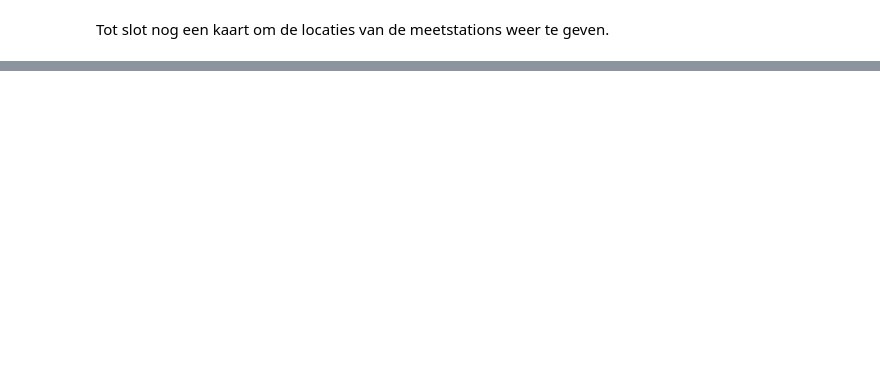
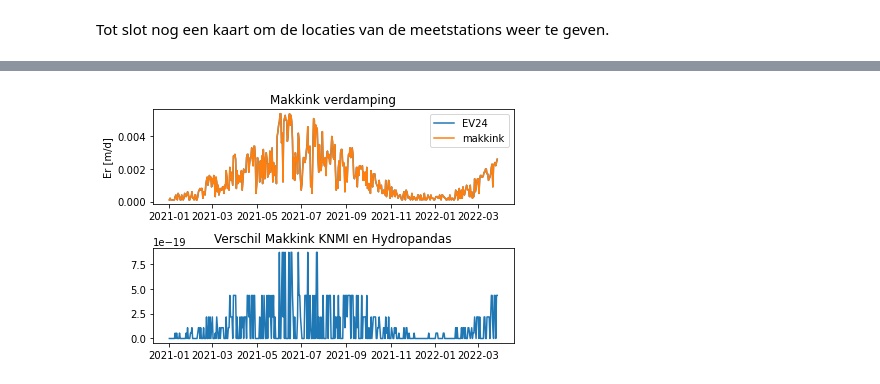
Before and after one commit to ArtesiaWater/hydropandas, a Jupyter notebook: examples/02_knmi_observations.ipynb, the cells around one changed output, grey strips where cells are left out. Saved outputs shown, nothing was run; the diff lists cells and outputs as text; code cells hidden in the pictures; blank space fills up the shorter version.

Commit message:
add example in notebook for different evaporation kinds

```diff
--- a/examples/02_knmi_observations.ipynb
+++ b/examples/02_knmi_observations.ipynb
@@ -287,0 +297,3 @@ ERROR:fiona._env:PROJ: proj_create_from_database: Cannot find proj.db
+# %%
+ev24 = EvaporationObs.from_knmi(260).squeeze() # et_type='EV24' by default
+makk = EvaporationObs.from_knmi(260, et_type='makkink').squeeze()
@@ -287,0 +304,12 @@ ERROR:fiona._env:PROJ: proj_create_from_database: Cannot find proj.db
+# %%
+f, ax = plt.subplots(2, figsize=(6,4))
+ax[0].plot(ev24, label=ev24.name)
+ax[0].plot(makk.round(4), label=makk.name)
+ax[0].set_ylabel('Er [m/d]')
+ax[0].set_title('Makkink verdamping')
+ax[0].legend()
+ax[1].plot(ev24-makk.round(4))
+ax[1].set_title('Verschil Makkink KNMI en Hydropandas')
+f.tight_layout()
+# %% [output]
+[figure, added]
```
Also changed, not shown: parts of 13 cells of this notebook.
